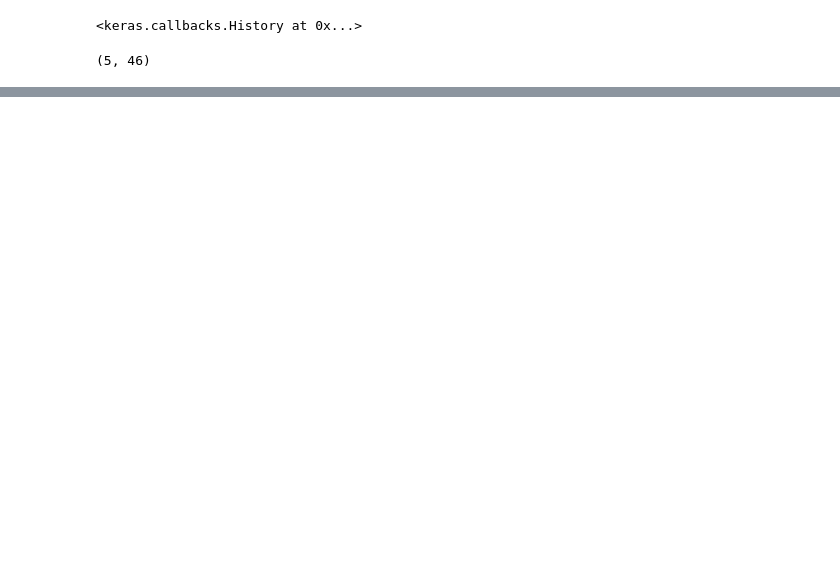
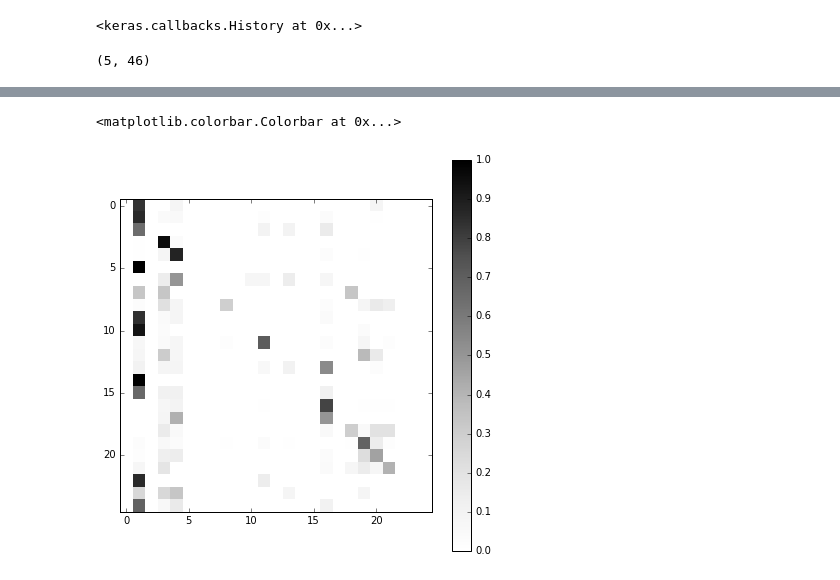
Before and after one commit to mzaradzki/neuralnets-semantics, a Jupyter notebook: reuters_news/reuters_and_glove.ipynb, the cells around one changed output, grey strips where cells are left out. Cells and saved outputs as stored; diff of their text form; code cells hidden in the pictures; blank space fills up the shorter version.

```diff
--- a/reuters_news/reuters_and_glove.ipynb
+++ b/reuters_news/reuters_and_glove.ipynb
@@ -330,0 +390,9 @@ modelTXT.predict(x_train_pad[0:5]).shape
+# %%
+plt.figure(figsize=(7,7))
+plt.imshow(cm.astype('float') / cm.sum(axis=1)[:, np.newaxis],
+           interpolation='nearest',
+           cmap=plt.cm.Greys)
+plt.colorbar()
+# %% [output]
+<matplotlib.colorbar.Colorbar at 0x...>
+[figure, added]
```
Also changed, not shown: parts of 26 cells of this notebook.
